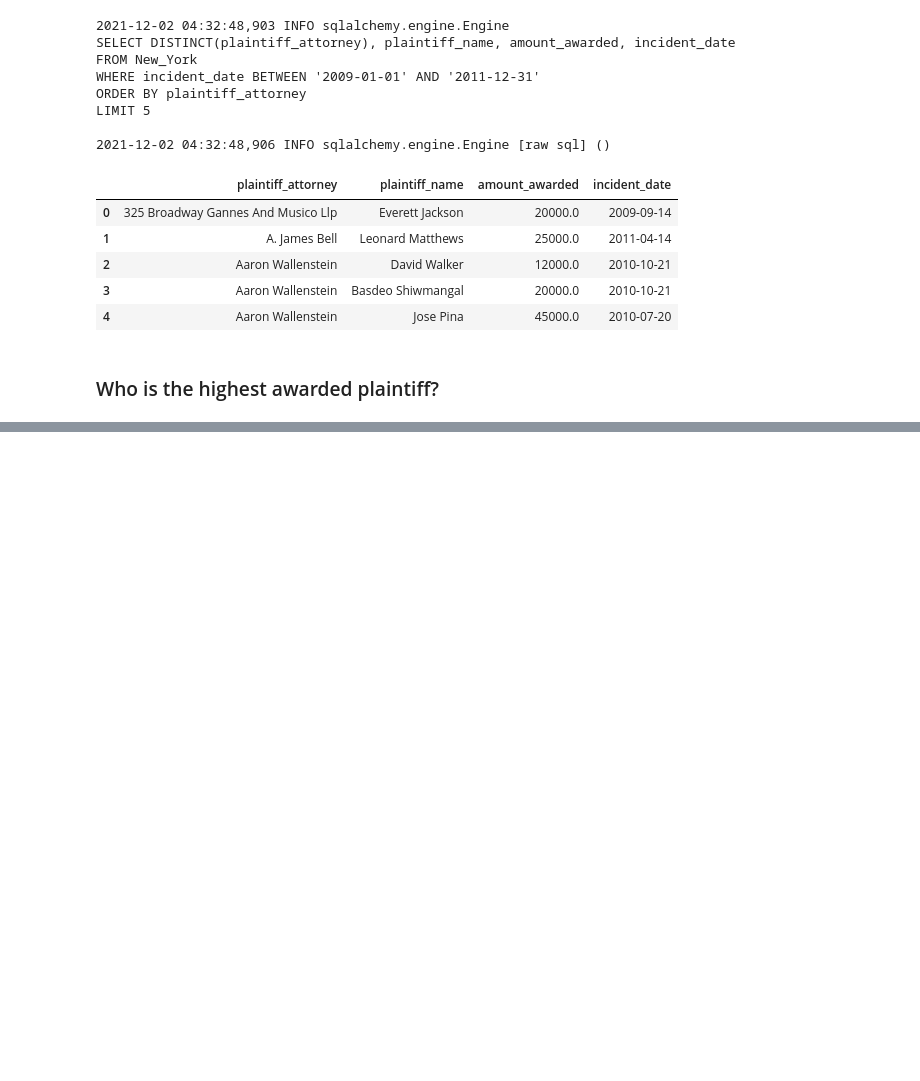
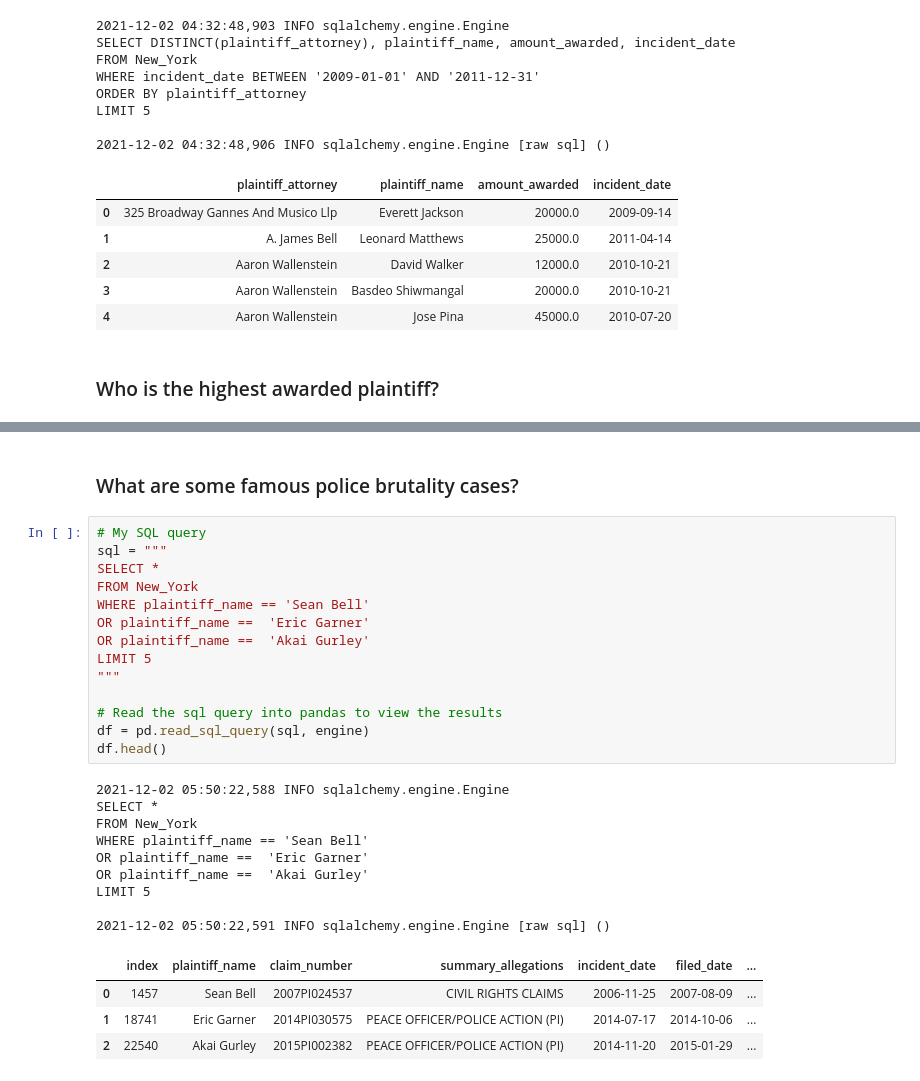
Before and after one commit to Savvy-Slowley/Police-Misconduct, a Jupyter notebook: Police_Misconduct.ipynb, the cells around one changed output, grey strips where cells are left out. Drawn from its saved outputs; the diff is of its cells as text; blank space fills up the shorter version.

```diff
--- a/Police_Misconduct.ipynb
+++ b/Police_Misconduct.ipynb
@@ -349,0 +364,30 @@ df.head()
+# %% [markdown]
+### What are some famous police brutality cases?
+# %%
+# My SQL query
+sql = """
+SELECT *
+FROM New_York
+WHERE plaintiff_name == 'Sean Bell'
+OR plaintiff_name ==  'Eric Garner'
+OR plaintiff_name ==  'Akai Gurley'
+LIMIT 5
+"""
+
+# Read the sql query into pandas to view the results
+df = pd.read_sql_query(sql, engine)
+df.head()
+# %% [output]
+2021-12-02 05:50:22,588 INFO sqlalchemy.engine.Engine
+SELECT *
+FROM New_York
+WHERE plaintiff_name == 'Sean Bell'
+OR plaintiff_name ==  'Eric Garner'
+OR plaintiff_name ==  'Akai Gurley'
+LIMIT 5
+
+2021-12-02 05:50:22,591 INFO sqlalchemy.engine.Engine [raw sql] ()
+|  | index | plaintiff_name | claim_number | summary_allegations | incident_date | filed_date | ... |
+| 0 | 1457 | Sean Bell | 2007PI024537 | CIVIL RIGHTS CLAIMS | 2006-11-25 | 2007-08-09 | ... |
+| 1 | 18741 | Eric Garner | 2014PI030575 | PEACE OFFICER/POLICE ACTION (PI) | 2014-07-17 | 2014-10-06 | ... |
+| 2 | 22540 | Akai Gurley | 2015PI002382 | PEACE OFFICER/POLICE ACTION (PI) | 2014-11-20 | 2015-01-29 | ... |
```
Also changed, not shown: parts of 12 cells of this notebook.
